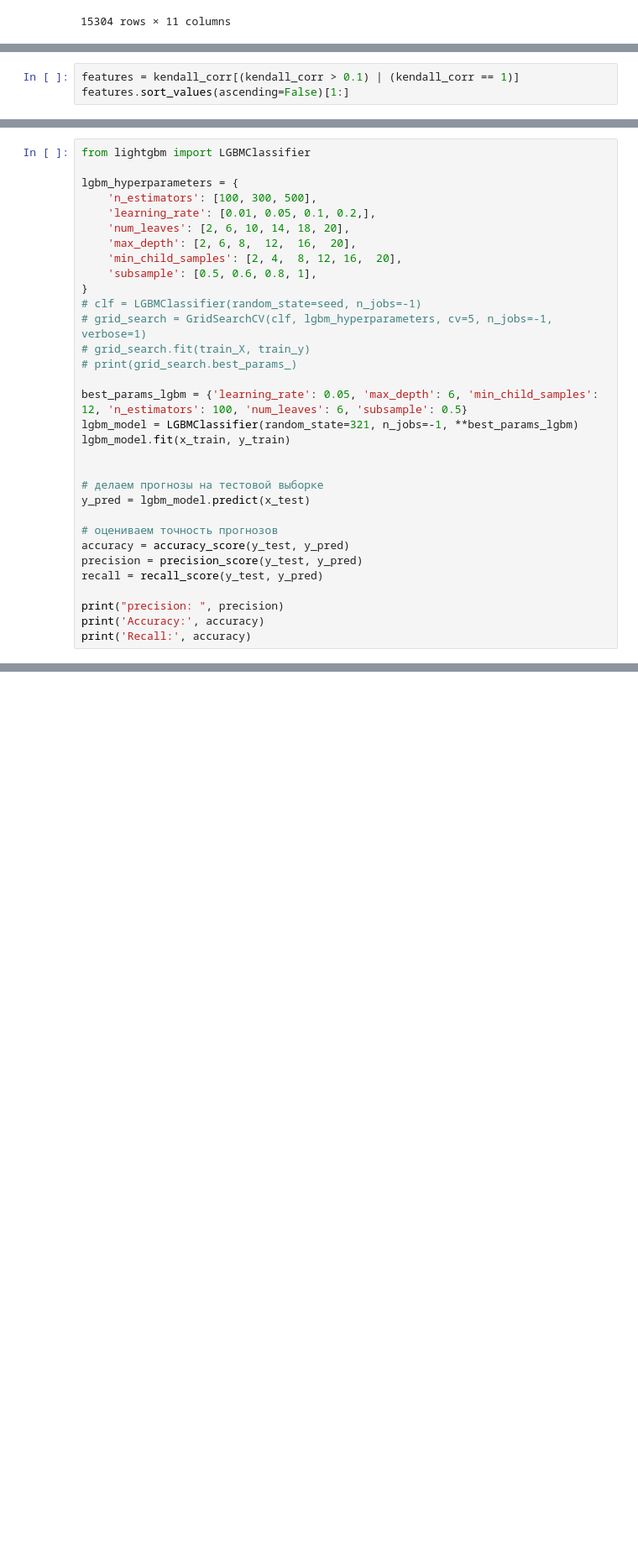
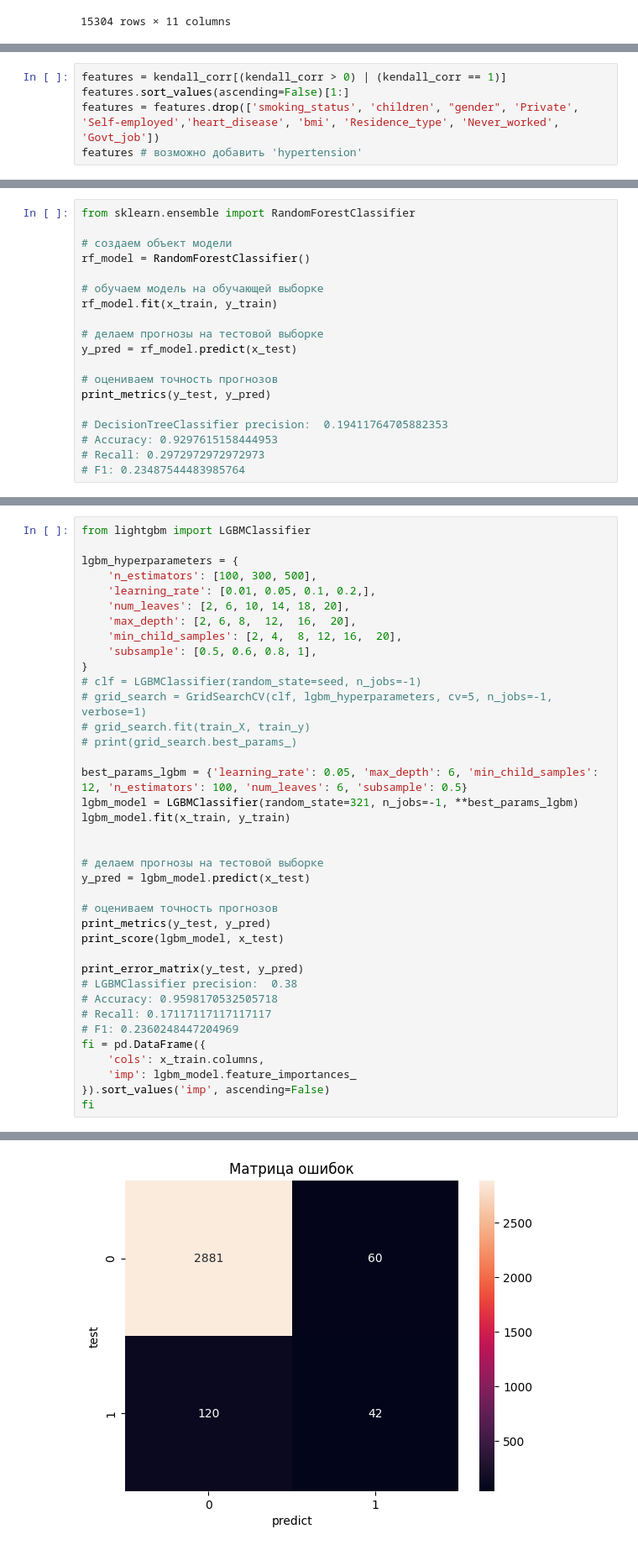
Before and after one commit to IlyaIIS/python-ML-stroke-prediction, a Jupyter notebook: MLProject.ipynb, the cells around one changed output, grey strips where cells are left out. Shown at 84% size. Drawn from its saved outputs; the diff is of its cells as text; blank space fills up the shorter version.

```diff
--- a/MLProject.ipynb
+++ b/MLProject.ipynb
@@ -122,6 +182,8 @@ result
 | 13 | Self-employed | - |
 | 14 | children | - |
 # %%
-features = kendall_corr[(kendall_corr > 0.1) | (kendall_corr == 1)]
+features = kendall_corr[(kendall_corr > 0) | (kendall_corr == 1)]
 features.sort_values(ascending=False)[1:]
+features = features.drop(['smoking_status', 'children', "gender", 'Private', 'Self-employed','heart_disease', 'bmi', 'Residence_type', 'Never_worked', 'Govt_job'])
+features # возможно добавить 'hypertension'
 # %% [output]
@@ -410,0 +516,19 @@ Recall: 0.953936622018948
+# %%
+from sklearn.ensemble import RandomForestClassifier
+
+# создаем объект модели
+rf_model = RandomForestClassifier()
+
+# обучаем модель на обучающей выборке
+rf_model.fit(x_train, y_train)
+
+# делаем прогнозы на тестовой выборке
+y_pred = rf_model.predict(x_test)
+
+# оцениваем точность прогнозов
+print_metrics(y_test, y_pred)
+
+# DecisionTreeClassifier precision:  0.19411764705882353
+# Accuracy: 0.9297615158444953
+# Recall: 0.2972972972972973
+# F1: 0.23487544483985764
@@ -433,11 +561,17 @@ lgbm_model.fit(x_train, y_train)
 y_pred = lgbm_model.predict(x_test)
 
 # оцениваем точность прогнозов
-accuracy = accuracy_score(y_test, y_pred)
-precision = precision_score(y_test, y_pred)
-recall = recall_score(y_test, y_pred)
+print_metrics(y_test, y_pred)
+print_score(lgbm_model, x_test)
 
-print("precision: ", precision)
-print('Accuracy:', accuracy)
-print('Recall:', accuracy)
+print_error_matrix(y_test, y_pred)
+# LGBMClassifier precision:  0.38
+# Accuracy: 0.9598170532505718
+# Recall: 0.17117117117117117
+# F1: 0.2360248447204969
+fi = pd.DataFrame({
+    'cols': x_train.columns,
+    'imp': lgbm_model.feature_importances_
+}).sort_values('imp', ascending=False)
+fi
 # %% [output]
@@ -446,0 +584 @@ Recall: 0.9562234563868017
+[figure, added]
```
Also changed, not shown: parts of 40 cells of this notebook, 1 other file.
